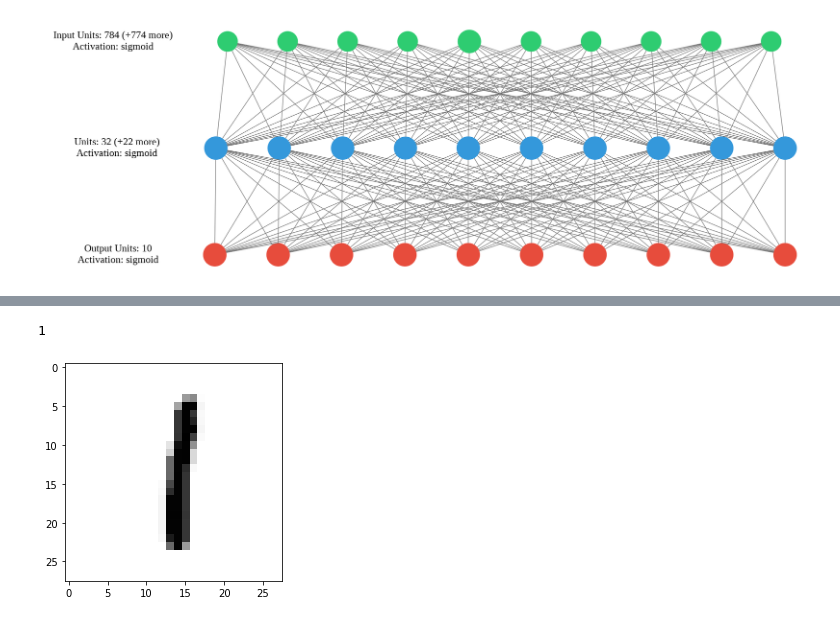
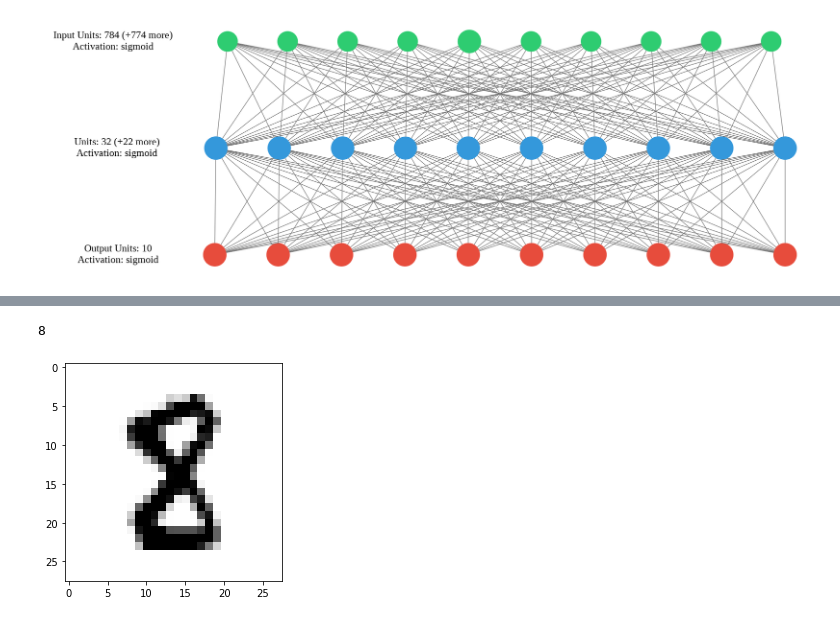
Before and after one commit to Bogula/KISS, a Jupyter notebook: ZahlenerkennenMNIST.ipynb, the cells around one changed output, grey strips where cells are left out. Drawn from its saved outputs; the diff is of its cells as text; code cells hidden in the pictures.

```diff
--- a/ZahlenerkennenMNIST.ipynb
+++ b/ZahlenerkennenMNIST.ipynb
@@ -123,11 +124,11 @@ Image('graph.png')
 # %%
-ex = 178
+ex = 179
 
 
 plt.imshow(x_test_drawing[ex], cmap='Greys')
 
 a= model.predict([x_test[ex:ex+1]])
 print(a.argmax())
 # %% [output]
-1
+8
-[figure, old version]
+[figure, new version]
```
Also changed, not shown: parts of 4 cells of this notebook.
